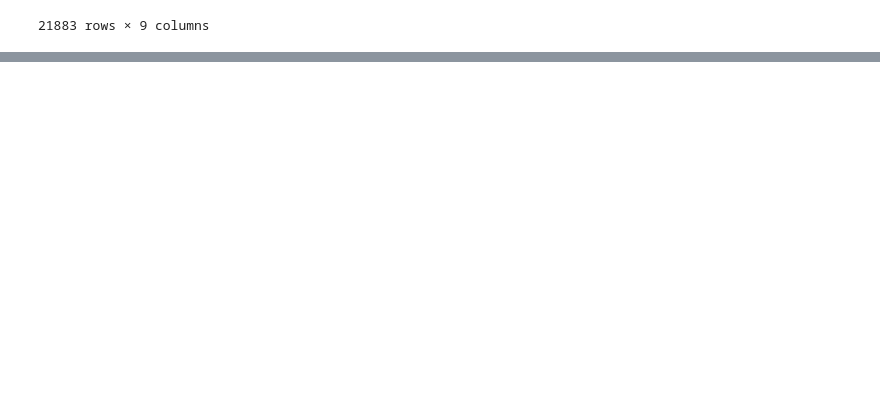
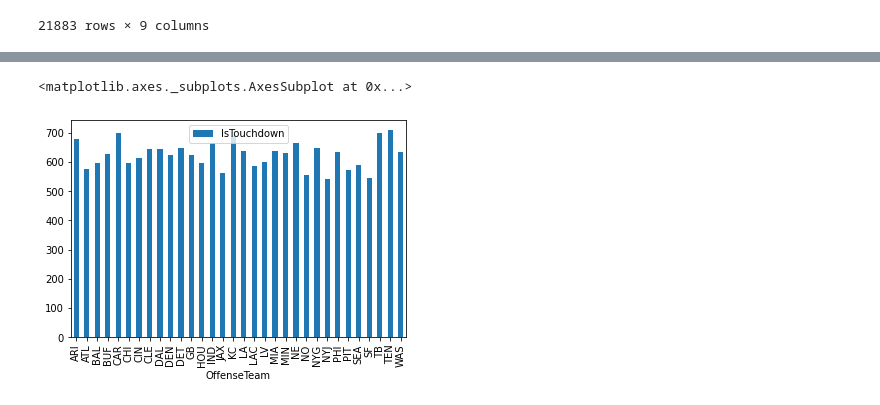
Before and after one commit to dianaquinterol/MujeresDigitales, a Jupyter notebook: ProyectoNFL.ipynb, the cells around one changed output, grey strips where cells are left out. Drawn from its saved outputs; the diff is of its cells as text; code cells hidden in the pictures; blank space fills up the shorter version.

```diff
--- a/ProyectoNFL.ipynb
+++ b/ProyectoNFL.ipynb
@@ -193,0 +170,5 @@ game[game["IsTwoPointConversionSuccessful"] == 1]
+# %%
+game.groupby("OffenseTeam")["IsTouchdown"].count().plot(kind='bar', legend='Reverse')
+# %% [output]
+<matplotlib.axes._subplots.AxesSubplot at 0x...>
+[figure, added]
```
Also changed, not shown: parts of 12 cells of this notebook.
